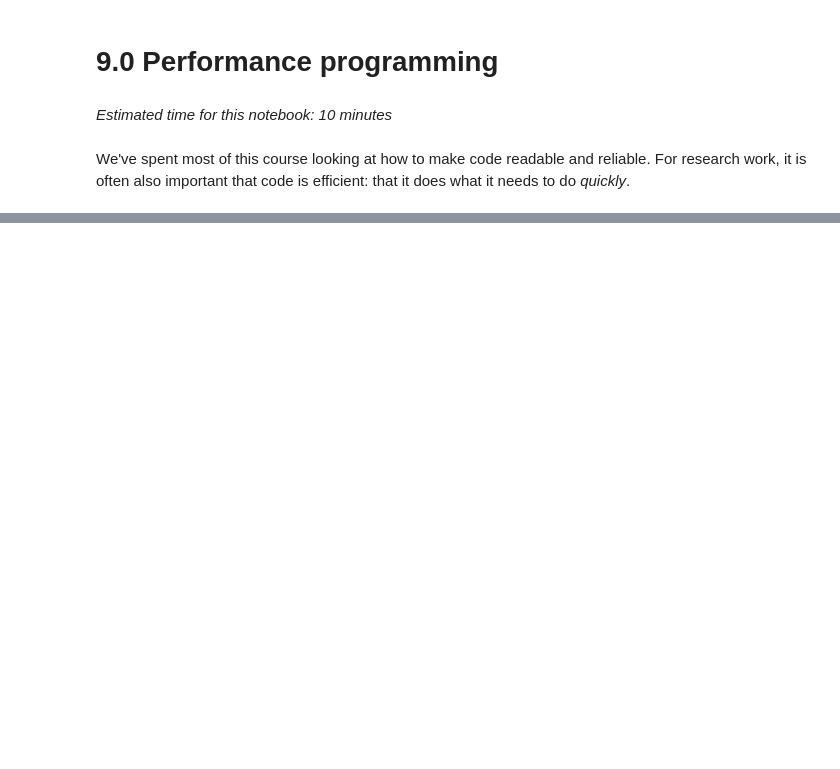
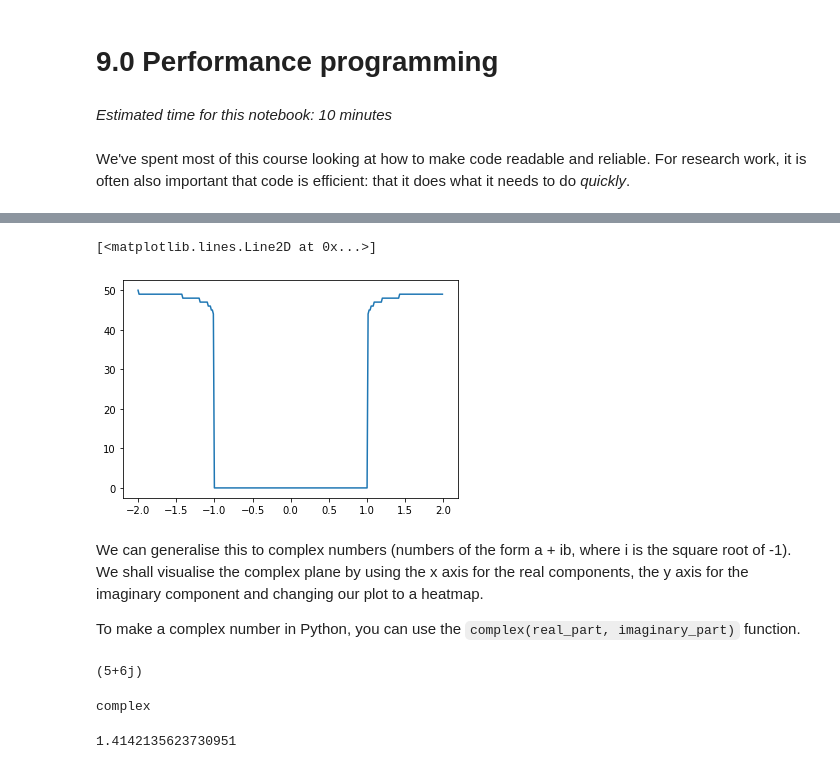
Before and after one commit to alan-turing-institute/rse-course, a Jupyter notebook: module09_programming_for_speed/09_00_performance_programming.ipynb, the cells around one changed output, grey strips where cells are left out. Cells and saved outputs as stored; diff of their text form; code cells hidden in the pictures; blank space fills up the shorter version.

```diff
--- a/module09_programming_for_speed/09_00_performance_programming.ipynb
+++ b/module09_programming_for_speed/09_00_performance_programming.ipynb
@@ -100,0 +45,43 @@ True
+# %%
+def series2(start, iterations=50):
+    value = start
+
+    # Arbitrary threshold, for now
+    while abs(value) < 2:
+
+        value = value ** 2
+
+        iterations -= 1
+        if iterations < 1:
+            break
+
+    return iterations
+
+
+assert series2(0) == 0
+assert series2(1) == 0
+assert series2(2) == 50
+assert series2(1.5) == 49
+# %%
+zs = [series2(x) for x in xs]
+plt.plot(xs, zs)
+# %% [output]
+[<matplotlib.lines.Line2D at 0x...>]
+[figure, added]
+# %% [markdown]
+We can generalise this to complex numbers (numbers of the form a + ib, where i is the square root of -1). We shall visualise the complex plane by using the x axis for the real components, the y axis for the imaginary component and changing our plot to a heatmap.
+
+To make a complex number in Python, you can use the `complex(real_part, imaginary_part)` function.
+# %%
+complex(5, 6)
+# %% [output]
+(5+6j)
+# %%
+type(complex(5, 6))
+# %% [output]
+complex
+# %%
+# ToDo Explain this
+abs(complex(1, 1))
+# %% [output]
+1.4142135623730951
```
Also changed, not shown: parts of 41 cells of this notebook.
